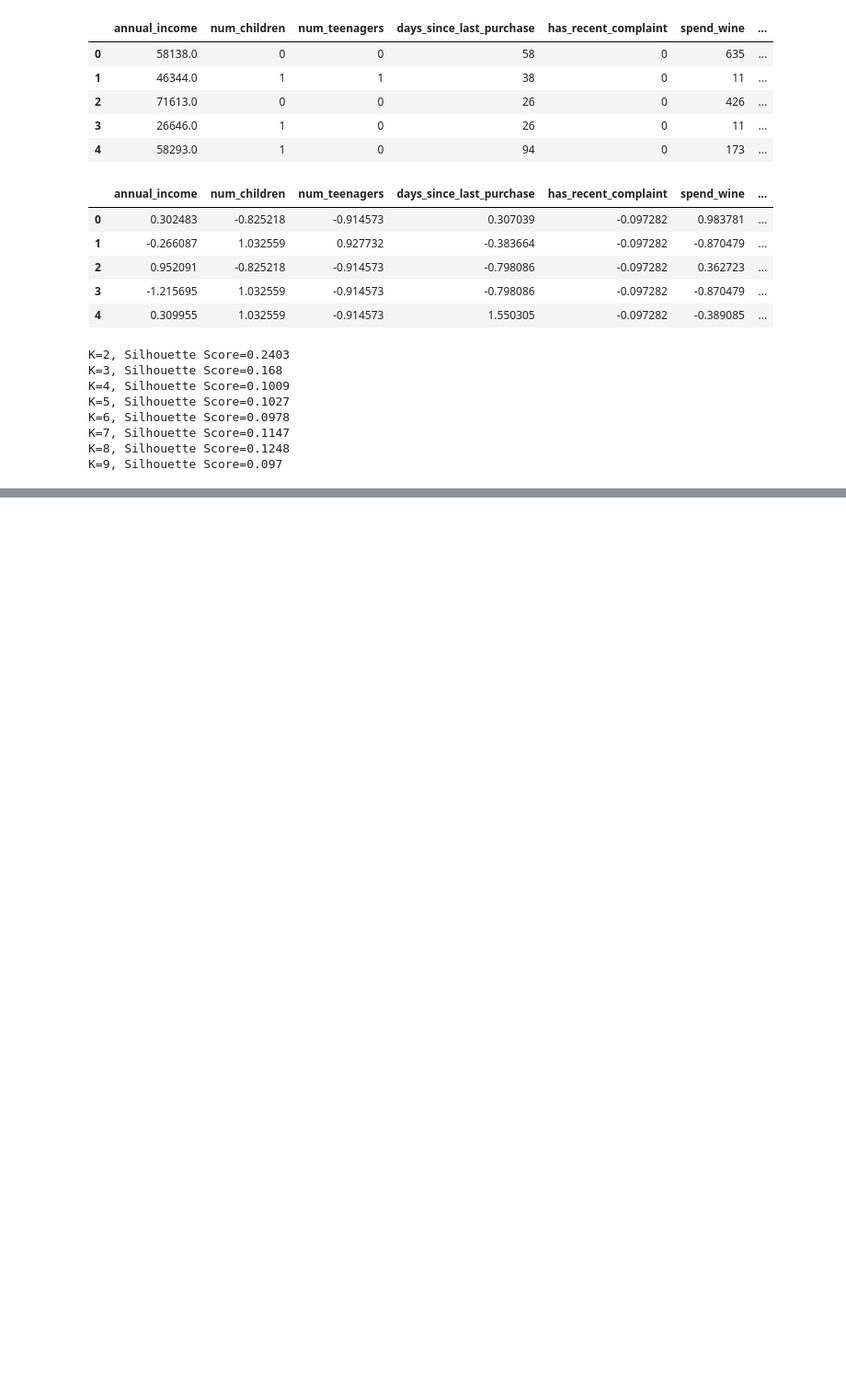
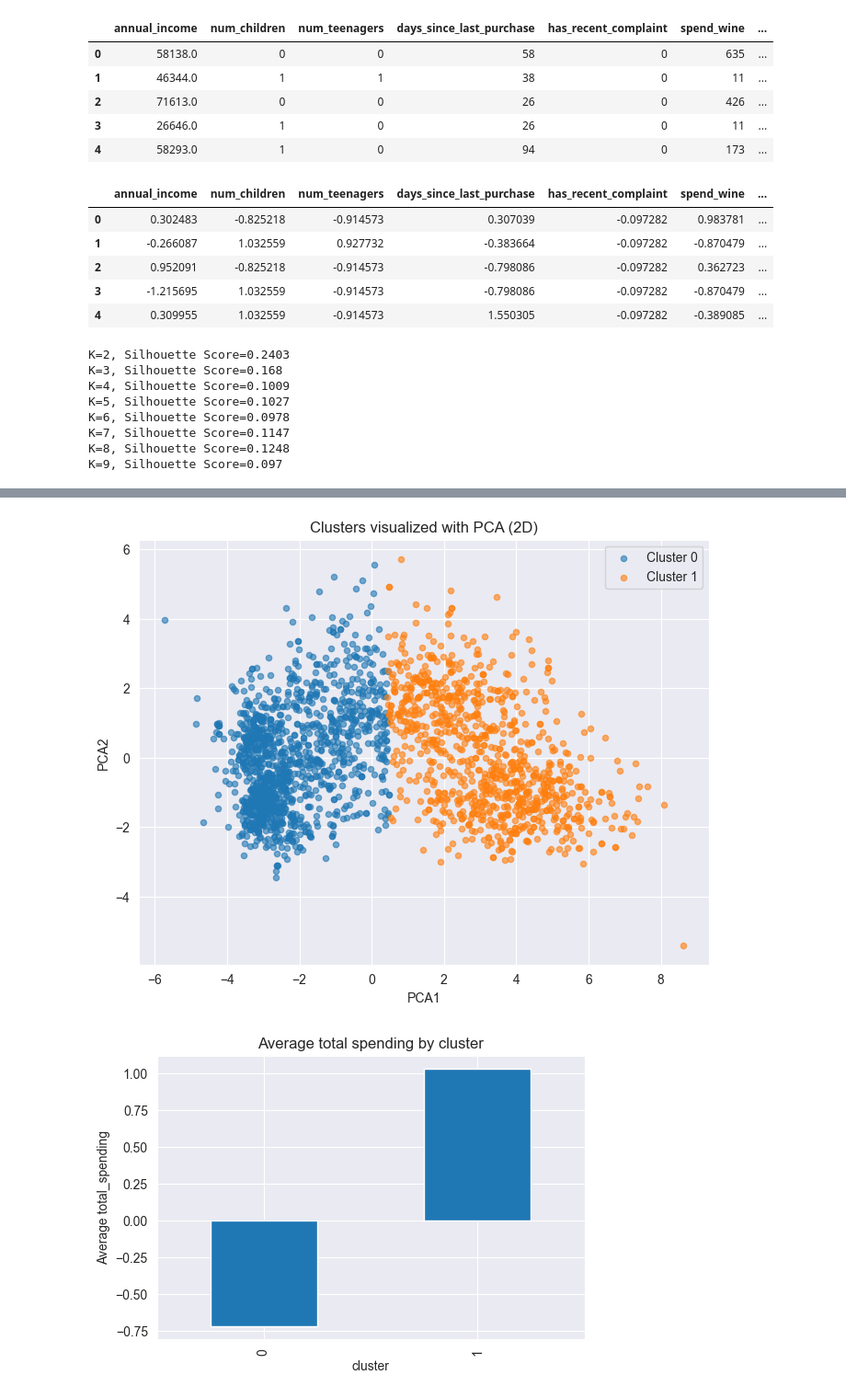
Before and after one commit to yousefwael0/RetailSegmentation, a Jupyter notebook: EDA.ipynb, the cells around one changed output, grey strips where cells are left out. Shown at 92% size. Cells and saved outputs as stored; diff of their text form; code cells hidden in the pictures; blank space fills up the shorter version.

Commit message:
K means done

```diff
--- a/EDA.ipynb
+++ b/EDA.ipynb
@@ -298,0 +373,13 @@ dataa['cluster'] = cluster_labels
+# %%
+from sklearn.metrics import silhouette_samples
+sil_vals = silhouette_samples(scaled_data, dataa['cluster'])
+dataa['silhouette'] = sil_vals
+
+# summary per cluster
+sil_summary = dataa.groupby('cluster')['silhouette'].agg(['mean','median','min'])
+print(sil_summary)
+
+# bn check el data mahtouta fel cluster el sah wala laa (cluster 0-> good cluster ,cluster 1 -> 0.13 of data mesh mahtoutin fel cluster el sah) CHECK law algorthm tany ahsan ex:DBSCAN
+
+bad_prop = (dataa['silhouette'] < 0).groupby(dataa['cluster']).mean()
+print("Proportion of negative silhouette values per cluster:\n", bad_prop)
@@ -298,0 +422,24 @@ dataa['cluster'] = cluster_labels
+# %%
+import matplotlib.pyplot as plt
+from sklearn.decomposition import PCA
+
+# 2D Representation of clusters
+pca = PCA(n_components=2, random_state=42)
+X_pca = pca.fit_transform(scaled_data)
+
+plt.figure(figsize=(8,6))
+for cl in sorted(dataa['cluster'].unique()):
+    mask = dataa['cluster'] == cl
+    plt.scatter(X_pca[mask,0], X_pca[mask,1], label=f'Cluster {cl}', alpha=0.6, s=20)
+plt.xlabel('PCA1'); plt.ylabel('PCA2'); plt.title('Clusters visualized with PCA (2D)')
+plt.legend(); plt.grid(True)
+plt.show()
+
+# Bar chart representation
+plt.figure(figsize=(6,4))
+dataa.groupby('cluster')['total_spending'].mean().plot(kind='bar')
+plt.ylabel('Average total_spending'); plt.title('Average total spending by cluster')
+plt.show()
+# %% [output]
+[figure, added]
+[figure, added]
```
Also changed, not shown: parts of 6 cells of this notebook.
